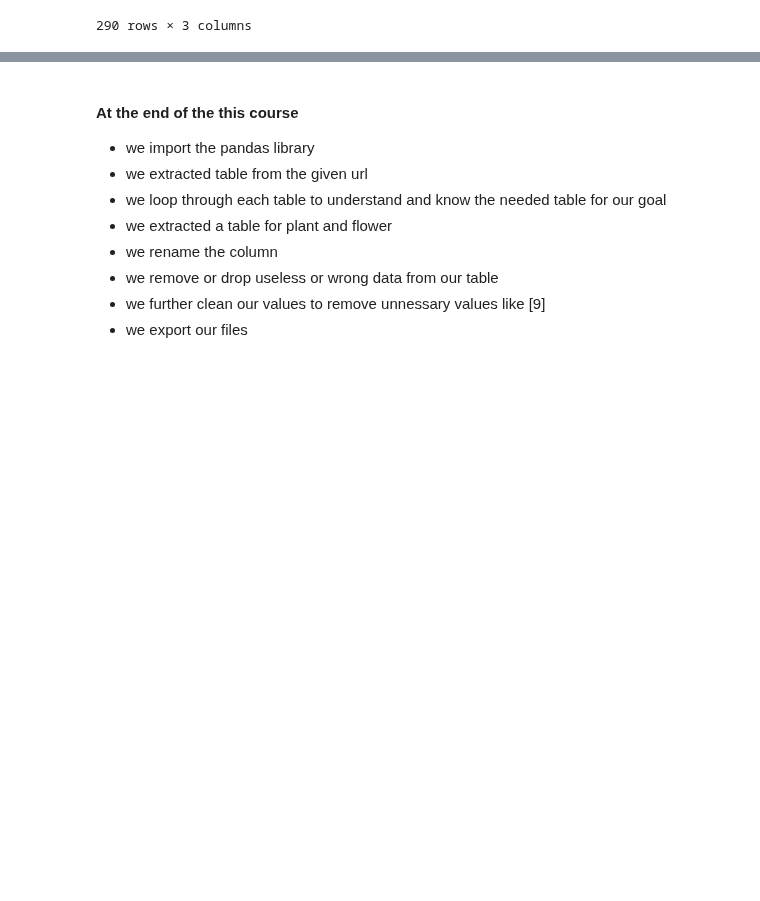
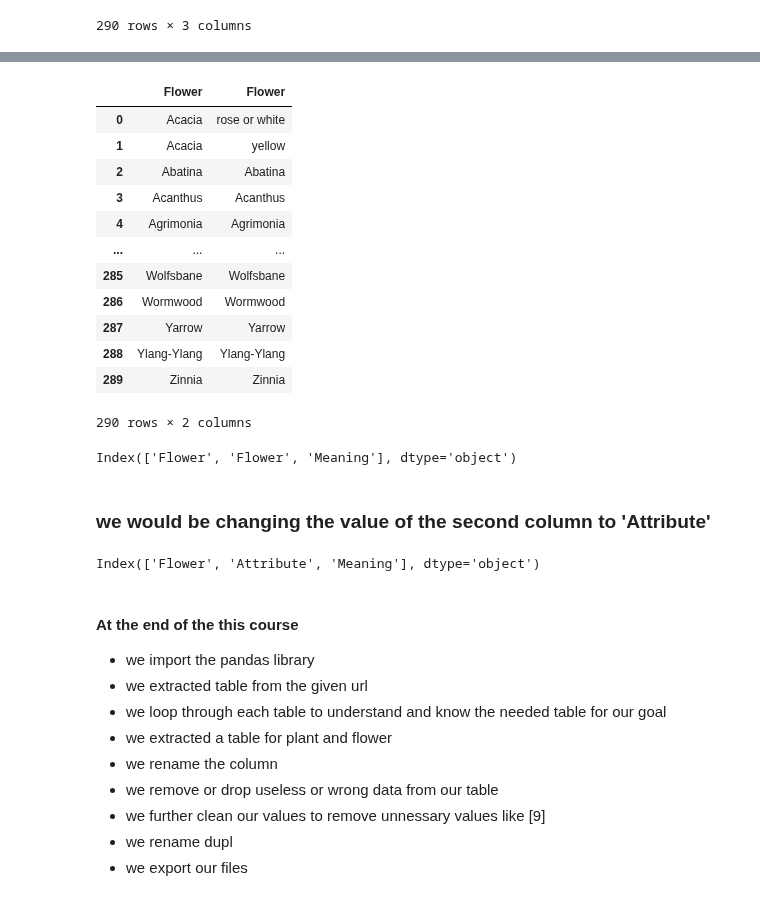
Before and after one commit to andazi/goal-data-science, a Jupyter notebook: Learn the Fundamentals of Python Programming/table-scraping-with-pandas.ipynb, the cells around one changed output, grey strips where cells are left out. Cells and saved outputs as stored; diff of their text form; code cells hidden in the pictures; blank space fills up the shorter version.

```diff
--- a/Learn the Fundamentals of Python Programming/table-scraping-with-pandas.ipynb
+++ b/Learn the Fundamentals of Python Programming/table-scraping-with-pandas.ipynb
@@ -164,0 +218,22 @@ flowers
+# %%
+flowers['Flower']
+# %% [output]
+|  | Flower | Flower |
+| 0 | Acacia | rose or white |
+| 1 | Acacia | yellow |
+| 2 | Abatina | Abatina |
+| 3 | Acanthus | Acanthus |
+| 4 | Agrimonia | Agrimonia |
+| ... | ... | ... |
+| 285 | Wolfsbane | Wolfsbane |
+| 286 | Wormwood | Wormwood |
+| 287 | Yarrow | Yarrow |
+| 288 | Ylang-Ylang | Ylang-Ylang |
+| 289 | Zinnia | Zinnia |
+290 rows × 2 columns
+# %%
+flowers.columns
+# %% [output]
+Index(['Flower', 'Flower', 'Meaning'], dtype='object')
+# %% [markdown]
+### we would be changing the value of the second column to 'Attribute'
@@ -165,3 +243,7 @@ flowers
+# %%
+flowers.columns
+# %% [output]
+Index(['Flower', 'Attribute', 'Meaning'], dtype='object')
 # %% [markdown]
 #### At the end of the this course
 
@@ -172,4 +254,5 @@ flowers
 - we rename the column
 - we remove or drop useless or wrong data from our table
 - we further clean our values to remove unnessary values like [9]
+- we rename dupl
 - we export our files
```
Also changed, not shown: parts of 14 cells of this notebook, 2 other files.
